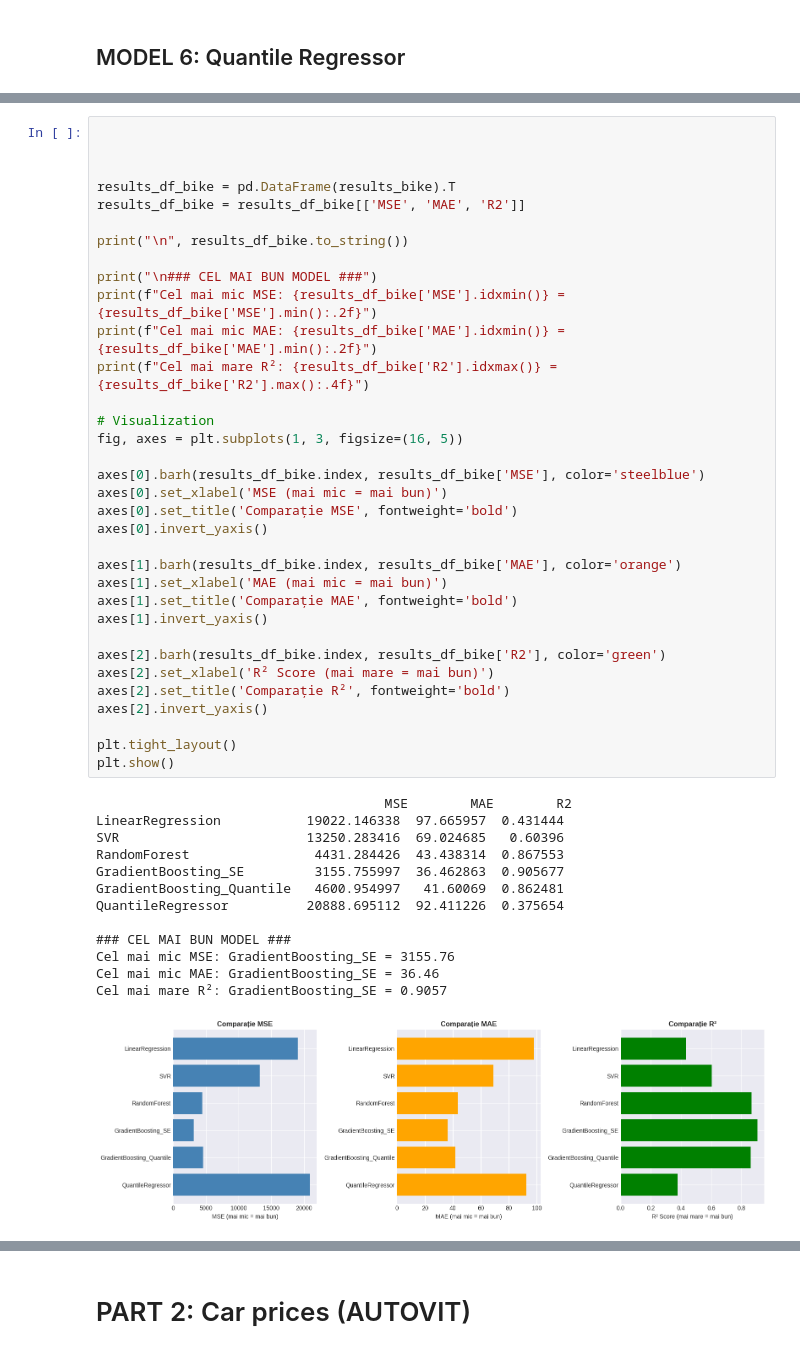
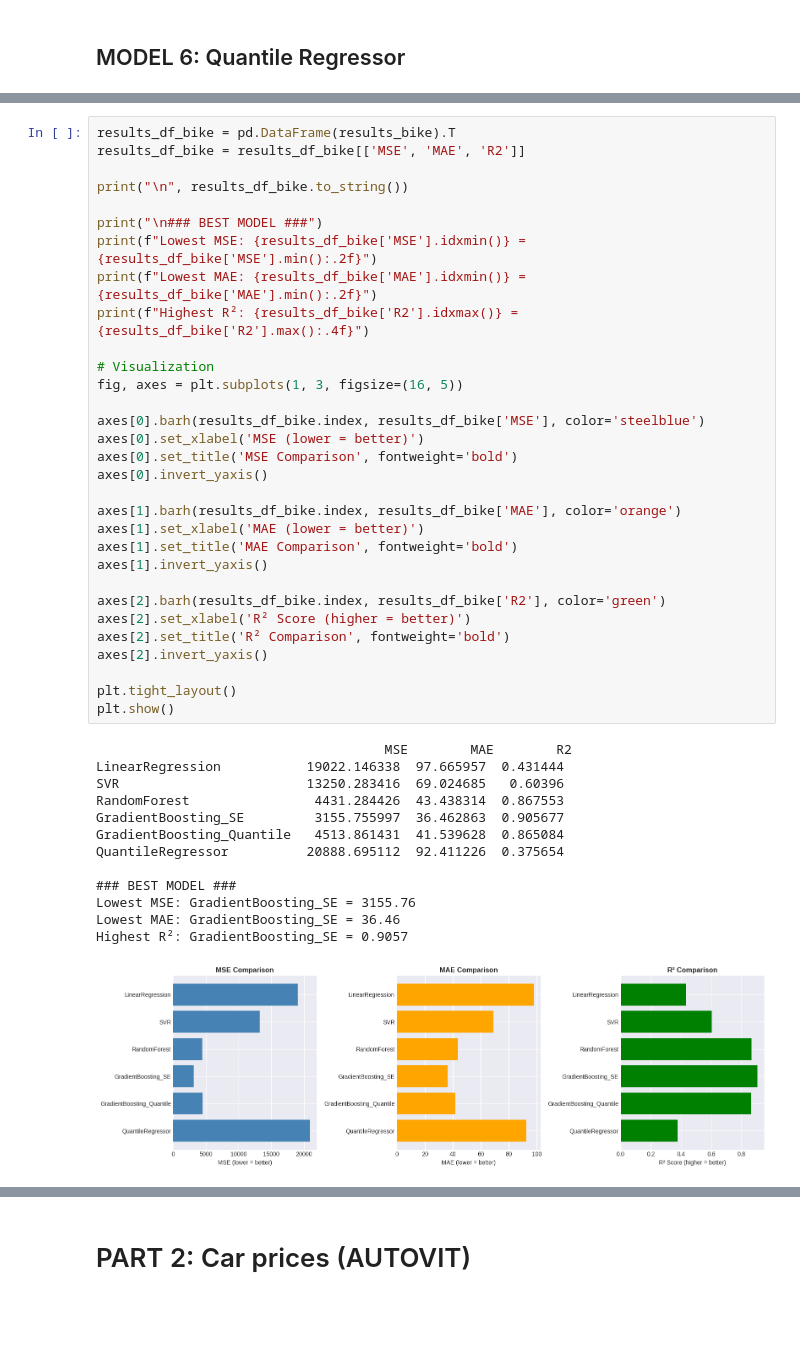
Before and after one commit to denboba/Machine-Learning, a Jupyter notebook: tema/tema1_abdulkadir gobena-denboba.ipynb, the cells around one changed output, grey strips where cells are left out. Saved outputs shown, nothing was run; the diff lists cells and outputs as text; blank space fills up the shorter version.

```diff
--- a/tema/tema1_abdulkadir gobena-denboba.ipynb
+++ b/tema/tema1_abdulkadir gobena-denboba.ipynb
@@ -579,51 +578,48 @@ MSE: 20888.70, MAE: 92.41, R²: 0.3757
 # %%
-
-
-
 results_df_bike = pd.DataFrame(results_bike).T
 results_df_bike = results_df_bike[['MSE', 'MAE', 'R2']]
 
 print("\n", results_df_bike.to_string())
 
-print("\n### CEL MAI BUN MODEL ###")
-print(f"Cel mai mic MSE: {results_df_bike['MSE'].idxmin()} = {results_df_bike['MSE'].min():.2f}")
-print(f"Cel mai mic MAE: {results_df_bike['MAE'].idxmin()} = {results_df_bike['MAE'].min():.2f}")
-print(f"Cel mai mare R²: {results_df_bike['R2'].idxmax()} = {results_df_bike['R2'].max():.4f}")
+print("\n### BEST MODEL ###")
+print(f"Lowest MSE: {results_df_bike['MSE'].idxmin()} = {results_df_bike['MSE'].min():.2f}")
+print(f"Lowest MAE: {results_df_bike['MAE'].idxmin()} = {results_df_bike['MAE'].min():.2f}")
+print(f"Highest R²: {results_df_bike['R2'].idxmax()} = {results_df_bike['R2'].max():.4f}")
 
 # Visualization
 fig, axes = plt.subplots(1, 3, figsize=(16, 5))
 
 axes[0].barh(results_df_bike.index, results_df_bike['MSE'], color='steelblue')
-axes[0].set_xlabel('MSE (mai mic = mai bun)')
-axes[0].set_title('Comparație MSE', fontweight='bold')
+axes[0].set_xlabel('MSE (lower = better)')
+axes[0].set_title('MSE Comparison', fontweight='bold')
 axes[0].invert_yaxis()
 
 axes[1].barh(results_df_bike.index, results_df_bike['MAE'], color='orange')
-axes[1].set_xlabel('MAE (mai mic = mai bun)')
-axes[1].set_title('Comparație MAE', fontweight='bold')
+axes[1].set_xlabel('MAE (lower = better)')
+axes[1].set_title('MAE Comparison', fontweight='bold')
 axes[1].invert_yaxis()
 
 axes[2].barh(results_df_bike.index, results_df_bike['R2'], color='green')
-axes[2].set_xlabel('R² Score (mai mare = mai bun)')
-axes[2].set_title('Comparație R²', fontweight='bold')
+axes[2].set_xlabel('R² Score (higher = better)')
+axes[2].set_title('R² Comparison', fontweight='bold')
 axes[2].invert_yaxis()
 
 plt.tight_layout()
 plt.show()
 # %% [output]
                                      MSE        MAE        R2
 LinearRegression           19022.146338  97.665957  0.431444
 SVR                        13250.283416  69.024685   0.60396
 RandomForest                4431.284426  43.438314  0.867553
 GradientBoosting_SE         3155.755997  36.462863  0.905677
-GradientBoosting_Quantile   4600.954997   41.60069  0.862481
+GradientBoosting_Quantile   4513.861431  41.539628  0.865084
 QuantileRegressor          20888.695112  92.411226  0.375654
 
-### CEL MAI BUN MODEL ###
-Cel mai mic MSE: GradientBoosting_SE = 3155.76
-Cel mai mic MAE: GradientBoosting_SE = 36.46
-Cel mai mare R²: GradientBoosting_SE = 0.9057
+### BEST MODEL ###
+Lowest MSE: GradientBoosting_SE = 3155.76
+Lowest MAE: GradientBoosting_SE = 36.46
+Highest R²: GradientBoosting_SE = 0.9057
-[figure, old version]
+[figure, new version]
 # %%
 
 # Save predictions on test set
```
Also changed, not shown: parts of 33 cells of this notebook.
